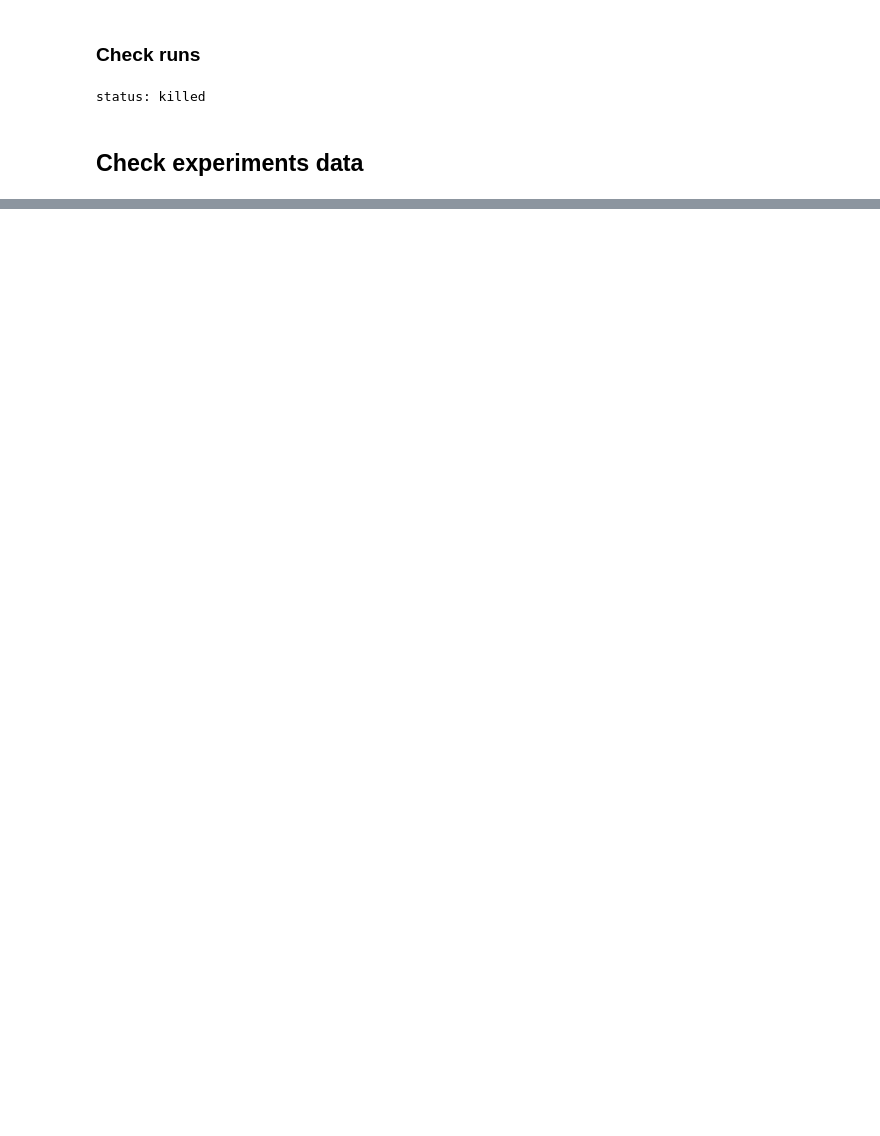
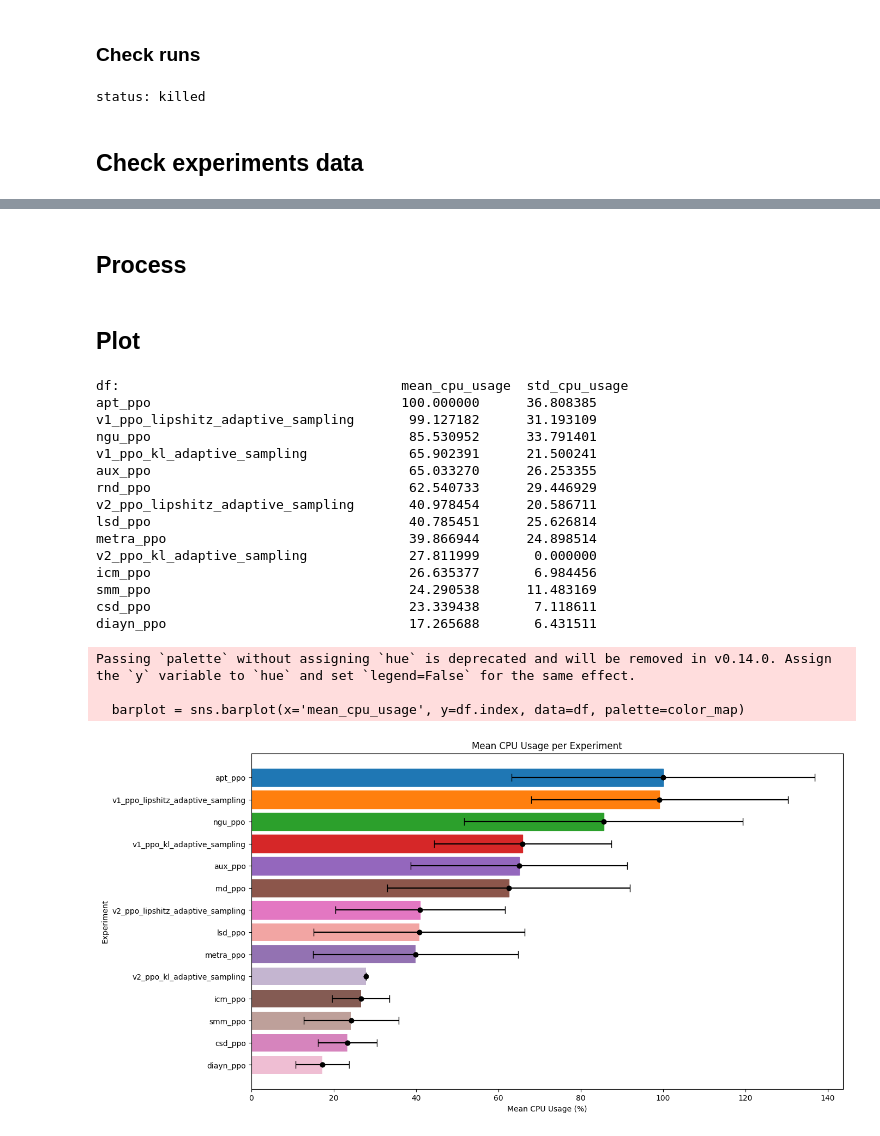
Before and after one commit to Paul-antoineLeTolguenec/RunAwayFromYourPast, a Jupyter notebook: scripts/quantitative_computational_resource.ipynb, the cells around one changed output, grey strips where cells are left out. Cells and saved outputs as stored; diff of their text form; code cells hidden in the pictures; blank space fills up the shorter version.

```diff
--- a/scripts/quantitative_computational_resource.ipynb
+++ b/scripts/quantitative_computational_resource.ipynb
@@ -51,11 +51,13 @@ def process_run(run):
     env_name = config.get('env_id', 'unknown_env')
     seed = config.get('seed', 'unknown_seed')
     system_metrics = run.history(stream='systemMetrics')
-    cpu_usage = {}
+    cpu_usage_per_cpu = []
     # per cpu usage
     for k in system_metrics.keys():
         if 'system.cpu.' in k and 'cpu_percent' in k:
-            cpu_usage[k] = system_metrics[k].sum()
+            cpu_usage_per_cpu.append(system_metrics[k].sum()/100.0) #percentage to ratio
+    mean_cpu_usage = np.mean(cpu_usage_per_cpu)
+
 
     # Retour des données structurées
     return {
@@ -63,7 +65,7 @@ def process_run(run):
         'env_name': env_name,
         'seed': seed,
         'data': {
-            "cpu_usage": cpu_usage,
+            "cpu_usage": mean_cpu_usage,
             'config': config
         }
     }
@@ -139,0 +101,2 @@ KeyError: 'exp_name'
+# %% [markdown]
+## Process
@@ -139,0 +129,54 @@ KeyError: 'exp_name'
+# %%
+# remove ppo
+mean_cpu_usage_per_exp.pop('ppo')
+std_cpu_usage_per_exp.pop('ppo')
+# %% [markdown]
+## Plot
+# %%
+# histogram : axis : algo, value : cpu usage +/- std
+df = pd.DataFrame.from_dict(mean_cpu_usage_per_exp, orient='index', columns=['mean_cpu_usage'])
+df['std_cpu_usage'] = df.index.map(std_cpu_usage_per_exp)
+df = df.sort_values(by='mean_cpu_usage', ascending=False)
+print('df:', df)
+unique_exp_names = df['mean_cpu_usage'].index
+palette = plt.get_cmap("tab20").colors
+color_map = {exp_name: palette[i % len(palette)] for i, exp_name in enumerate(unique_exp_names)}
+# Plotting
+plt.figure(figsize=(14, 8))
+barplot = sns.barplot(x='mean_cpu_usage', y=df.index, data=df, palette=color_map)
+for i, exp_name in enumerate(unique_exp_names):
+    barplot.get_children()[i].set_color(color_map[exp_name])
+# Add error bars with caps
+plt.errorbar(
+    x=df['mean_cpu_usage'],
+    y=np.arange(len(df)),
+    xerr=df['std_cpu_usage'],
+    fmt='o',
+    color='black',
+    capsize=5  # Add caps to the error bars
+)
+plt.errorbar(x=df['mean_cpu_usage'], y=df.index, xerr=df['std_cpu_usage'], fmt='o', color='black')
+plt.xlabel('Mean CPU Usage (%)')
+plt.ylabel('Experiment')
+plt.title('Mean CPU Usage per Experiment')
+plt.show()
+# %% [output]
+df:                                    mean_cpu_usage  std_cpu_usage
+apt_ppo                                100.000000      36.808385
+v1_ppo_lipshitz_adaptive_sampling       99.127182      31.193109
+ngu_ppo                                 85.530952      33.791401
+v1_ppo_kl_adaptive_sampling             65.902391      21.500241
+aux_ppo                                 65.033270      26.253355
+rnd_ppo                                 62.540733      29.446929
+v2_ppo_lipshitz_adaptive_sampling       40.978454      20.586711
+lsd_ppo                                 40.785451      25.626814
+metra_ppo                               39.866944      24.898514
+v2_ppo_kl_adaptive_sampling             27.811999       0.000000
+icm_ppo                                 26.635377       6.984456
+smm_ppo                                 24.290538      11.483169
+csd_ppo                                 23.339438       7.118611
+diayn_ppo                               17.265688       6.431511
+Passing `palette` without assigning `hue` is deprecated and will be removed in v0.14.0. Assign the `y` variable to `hue` and set `legend=False` for the same effect.
+
+  barplot = sns.barplot(x='mean_cpu_usage', y=df.index, data=df, palette=color_map)
+[figure, added]
```
Also changed, not shown: parts of 3 cells of this notebook, 1 other file.
